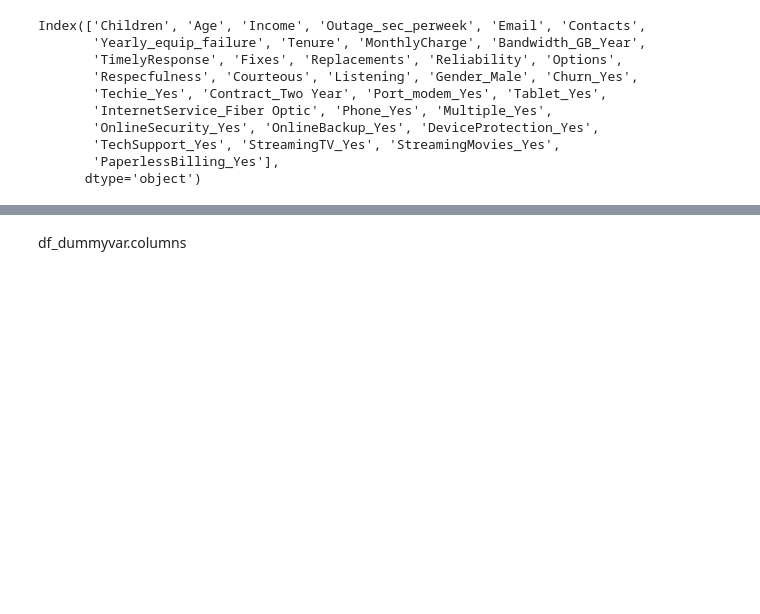
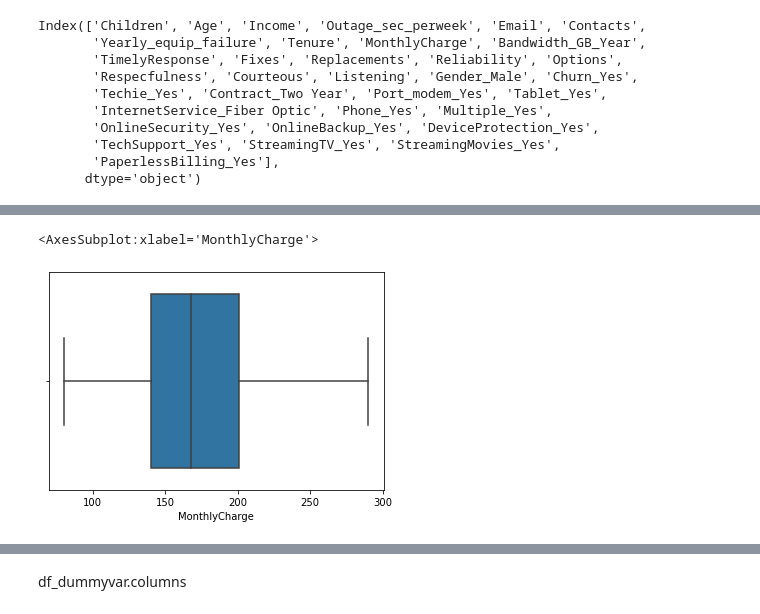
Before and after one commit to michaelle93/D208PA1, a Jupyter notebook: D208PA1.ipynb, the cells around one changed output, grey strips where cells are left out. Saved outputs shown, nothing was run; the diff lists cells and outputs as text; code cells hidden in the pictures; blank space fills up the shorter version.

```diff
--- a/D208PA1.ipynb
+++ b/D208PA1.ipynb
@@ -259,0 +259,5 @@ Index(['Children', 'Age', 'Income', 'Email', 'Contacts',
+# %%
+sns.boxplot('MonthlyCharge', data=df)
+# %% [output]
+<AxesSubplot:xlabel='MonthlyCharge'>
+[figure, added]
```
Also changed, not shown: parts of 17 cells of this notebook, 2 other files.
